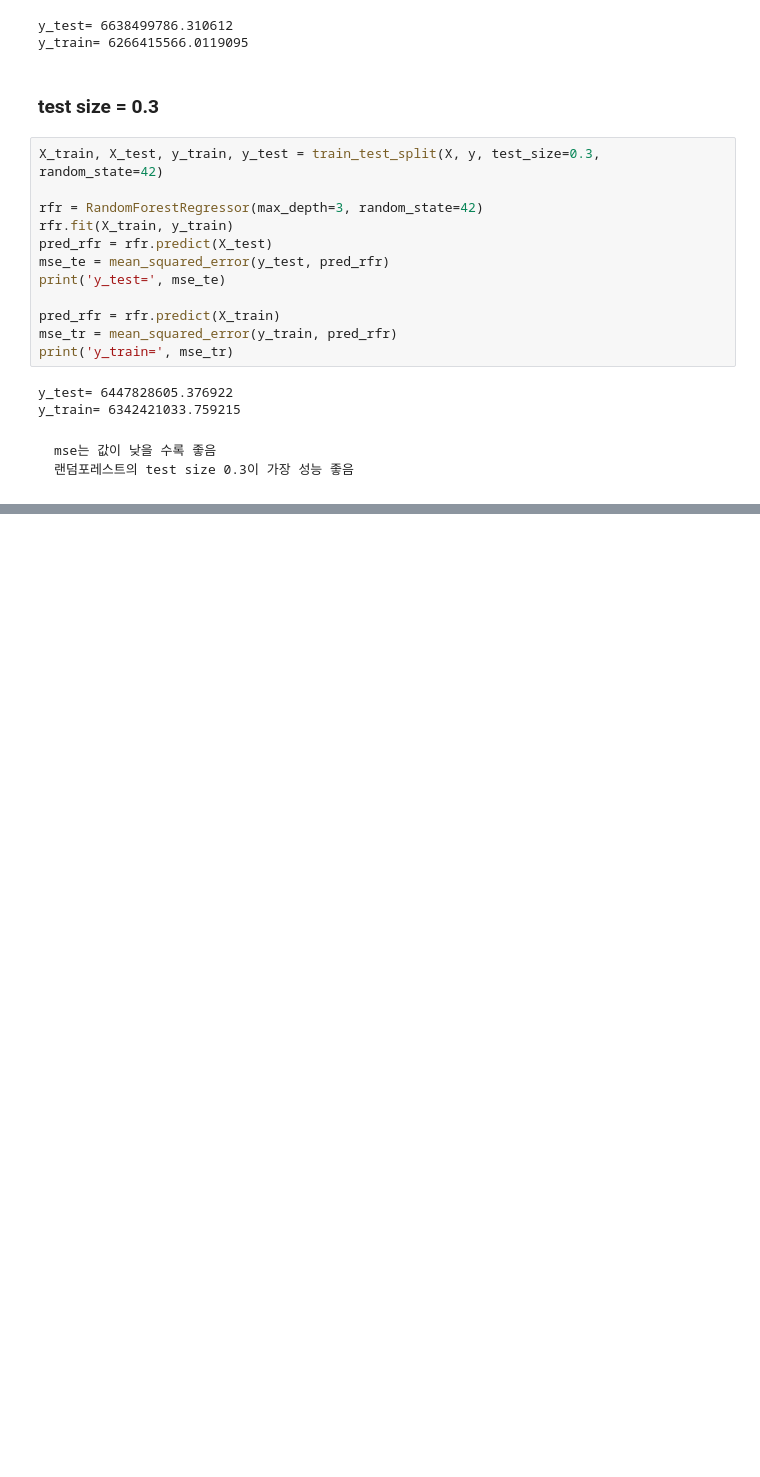
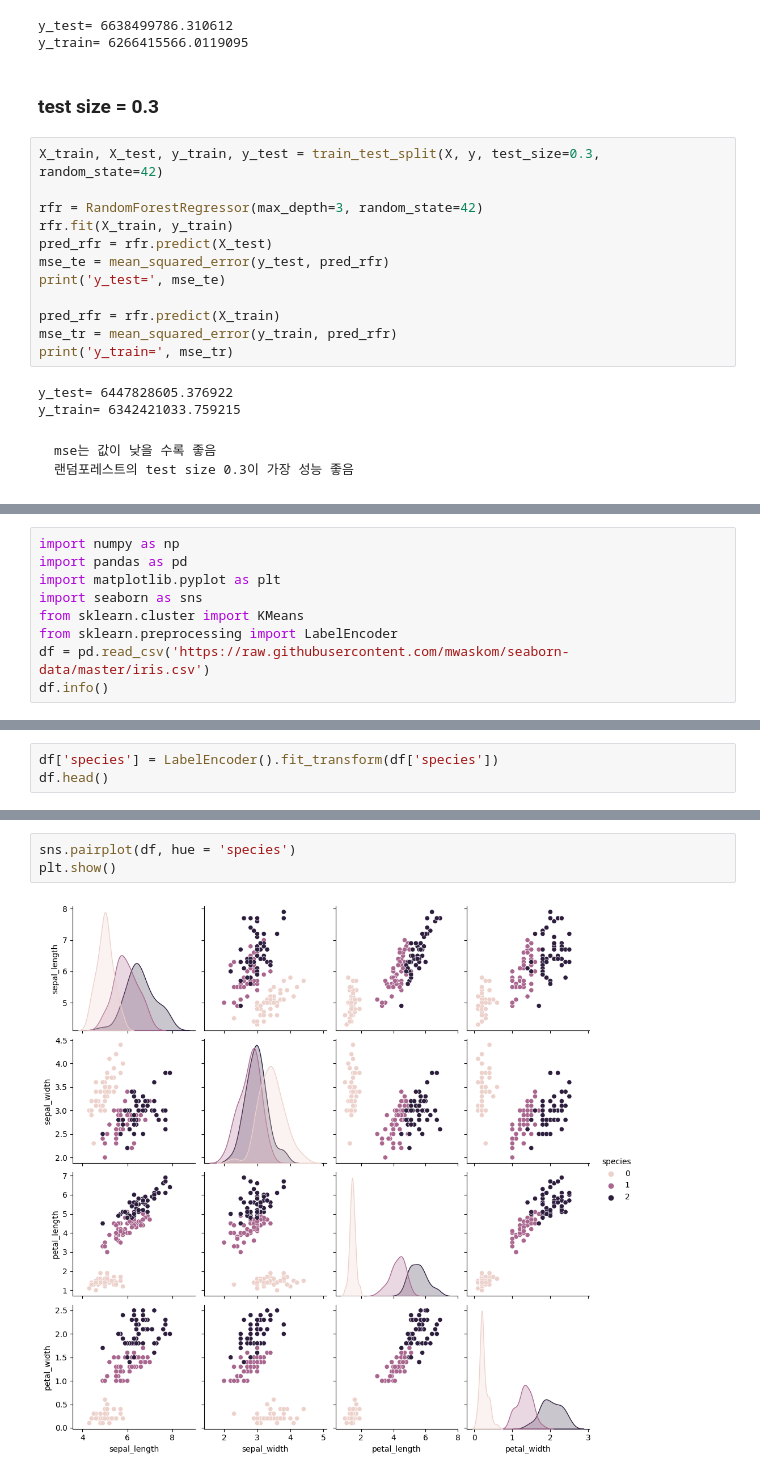
Before and after one commit to dajeong25/Study, a Jupyter notebook: python_big_data/빅분기_실기_제2유형.ipynb, the cells around one changed output, grey strips where cells are left out. Drawn from its saved outputs; the diff is of its cells as text; blank space fills up the shorter version.

Commit message:
제2유형 비지도학습 KMeans
- iris 데이터 셋
- k = 3이 가장 좋음

```diff
--- a/python_big_data/빅분기_실기_제2유형.ipynb
+++ b/python_big_data/빅분기_실기_제2유형.ipynb
@@ -1143,0 +1149,9 @@ mse는 값이 낮을 수록 좋음
+# %%
+import numpy as np
+import pandas as pd
+import matplotlib.pyplot as plt
+import seaborn as sns
+from sklearn.cluster import KMeans
+from sklearn.preprocessing import LabelEncoder
+df = pd.read_csv('https://raw.githubusercontent.com/mwaskom/seaborn-data/master/iris.csv')
+df.info()
@@ -1143,0 +1175,3 @@ mse는 값이 낮을 수록 좋음
+# %%
+df['species'] = LabelEncoder().fit_transform(df['species'])
+df.head()
@@ -1143,0 +1185,5 @@ mse는 값이 낮을 수록 좋음
+# %%
+sns.pairplot(df, hue = 'species')
+plt.show()
+# %% [output]
+[figure, added]
```
Also changed, not shown: parts of 11 cells of this notebook.
